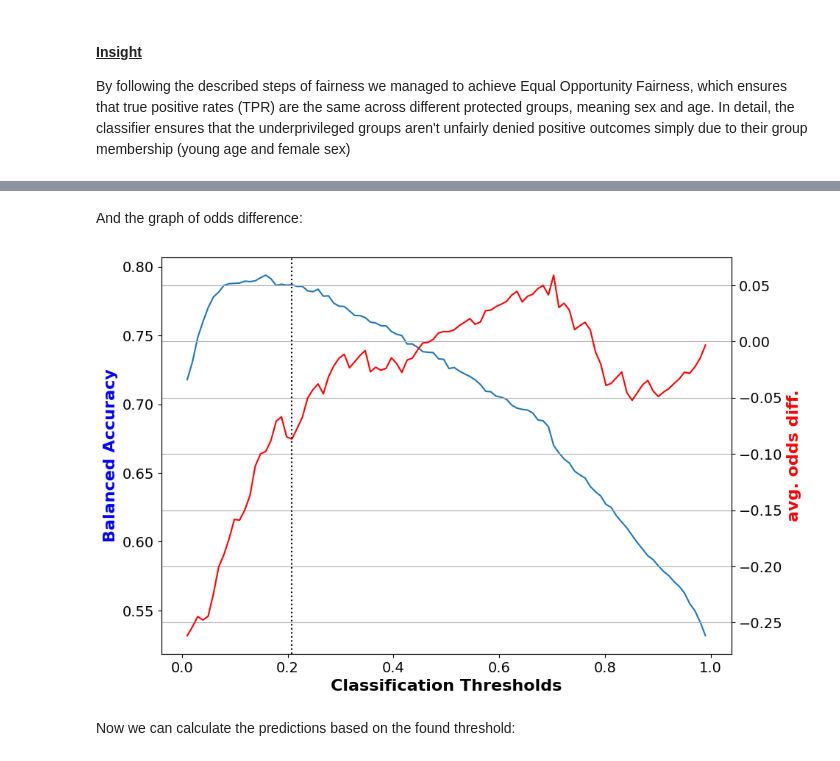
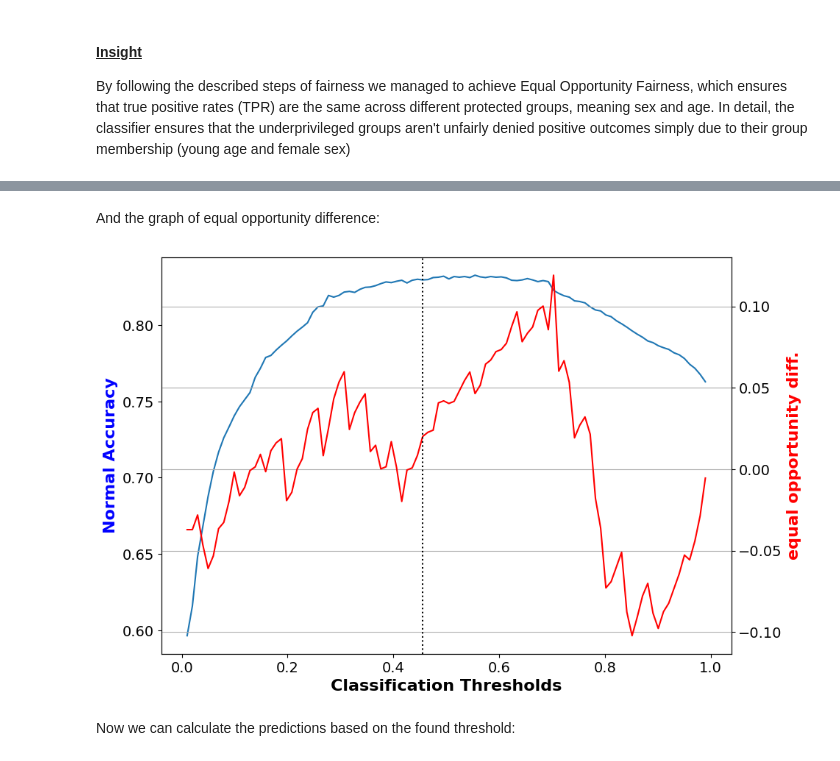
Before and after one commit to stef4k/responsible-data-science-project, a Jupyter notebook: wf-fairness-02.ipynb, the cells around one changed output, grey strips where cells are left out. Cells and saved outputs as stored; diff of their text form; code cells hidden in the pictures.

Commit message:
Update threshold for fairness analysis

```diff
--- a/wf-fairness-02.ipynb
+++ b/wf-fairness-02.ipynb
@@ -467,0 +450,29 @@ dataset_transf_test_pred.scores = model_fair_reweighted.predict_proba(X_test)[:,
+# %%
+dataset_fair_valid_pred = dataset_fair_valid.copy(deepcopy=True)
+X_valid = dataset_fair_valid.features
+y_valid = dataset_fair_valid.labels
+dataset_fair_valid_pred.scores = model_fair_reweighted.predict_proba(X_valid)[:,pos_ind].reshape(-1,1)
+
+
+num_thresh = 100
+ba_arr = np.zeros(num_thresh)
+class_thresh_arr = np.linspace(0.01, 0.99, num_thresh)
+for idx, class_thresh in enumerate(class_thresh_arr):
+
+    fav_inds = dataset_fair_valid_pred.scores > class_thresh
+    dataset_fair_valid_pred.labels[fav_inds] = dataset_fair_valid_pred.favorable_label
+    dataset_fair_valid_pred.labels[~fav_inds] = dataset_fair_valid_pred.unfavorable_label
+
+    classified_metric_orig_valid = ClassificationMetric(dataset_fair_valid,
+                                             dataset_fair_valid_pred,
+                                             unprivileged_groups=unprivileged_groups,
+                                             privileged_groups=privileged_groups)
+    # Metric we wish to maximize
+    ba_arr[idx] = classified_metric_orig_valid.accuracy()
+    #ba_arr[idx] = 0.5*(classified_metric_orig_valid.true_positive_rate() + classified_metric_orig_valid.true_negative_rate())
+
+best_ind = np.where(ba_arr == np.max(ba_arr))[0][0]
+best_class_thresh = class_thresh_arr[best_ind]
+
+print("Best Normal accuracy (no reweighing) = %.4f" % np.max(ba_arr))
+print("Optimal classification threshold (no reweighing) = %.4f" % best_class_thresh)
@@ -470,8 +484,7 @@ Now we can calculate the metrics:
 # %%
 print(" Predictions from transformed testing data")
 bal_acc_arr_transf = []
-disp_imp_arr_transf = []
-avg_odds_diff_arr_transf = []
+eq_opp_diff_tranf = []
 
 print("Classification threshold used = %.4f" % best_class_thresh)
 for thresh in tqdm(class_thresh_arr):
@@ -489,8 +502,7 @@ for thresh in tqdm(class_thresh_arr):
                                       unprivileged_groups, privileged_groups,
                                       disp = disp)
 
-    bal_acc_arr_transf.append(metric_test_aft["Balanced accuracy"])
-    avg_odds_diff_arr_transf.append(metric_test_aft["Average odds difference"])
-    disp_imp_arr_transf.append(metric_test_aft["Disparate impact"])
+    bal_acc_arr_transf.append(metric_test_aft["Normal accuracy"])
+    eq_opp_diff_tranf.append(metric_test_aft["Equal opportunity difference"])
 # %% [output]
  Predictions from transformed testing data
@@ -527,22 +520,22 @@ ax2.grid(True)
 # %% [markdown]
-And the graph of odds difference:
+And the graph of equal opportunity difference:
 # %%
 fig, ax1 = plt.subplots(figsize=(10,7))
 ax1.plot(class_thresh_arr, bal_acc_arr_transf)
 ax1.set_xlabel('Classification Thresholds', fontsize=16, fontweight='bold')
-ax1.set_ylabel('Balanced Accuracy', color='b', fontsize=16, fontweight='bold')
+ax1.set_ylabel('Normal Accuracy', color='b', fontsize=16, fontweight='bold')
 ax1.xaxis.set_tick_params(labelsize=14)
 ax1.yaxis.set_tick_params(labelsize=14)
 
 
 ax2 = ax1.twinx()
-ax2.plot(class_thresh_arr, avg_odds_diff_arr_transf, color='r')
-ax2.set_ylabel('avg. odds diff.', color='r', fontsize=16, fontweight='bold')
+ax2.plot(class_thresh_arr, eq_opp_diff_tranf, color='r')
+ax2.set_ylabel('equal opportunity diff.', color='r', fontsize=16, fontweight='bold')
 ax2.axvline(best_class_thresh, color='k', linestyle=':')
 ax2.yaxis.set_tick_params(labelsize=14)
 ax2.grid(True)
 # %% [output]
-[figure, old version]
+[figure, new version]
 # %% [markdown]
 Now we can calculate the predictions based on the found threshold:
 # %%
```
Also changed, not shown: parts of 12 cells of this notebook, 1 other file.
